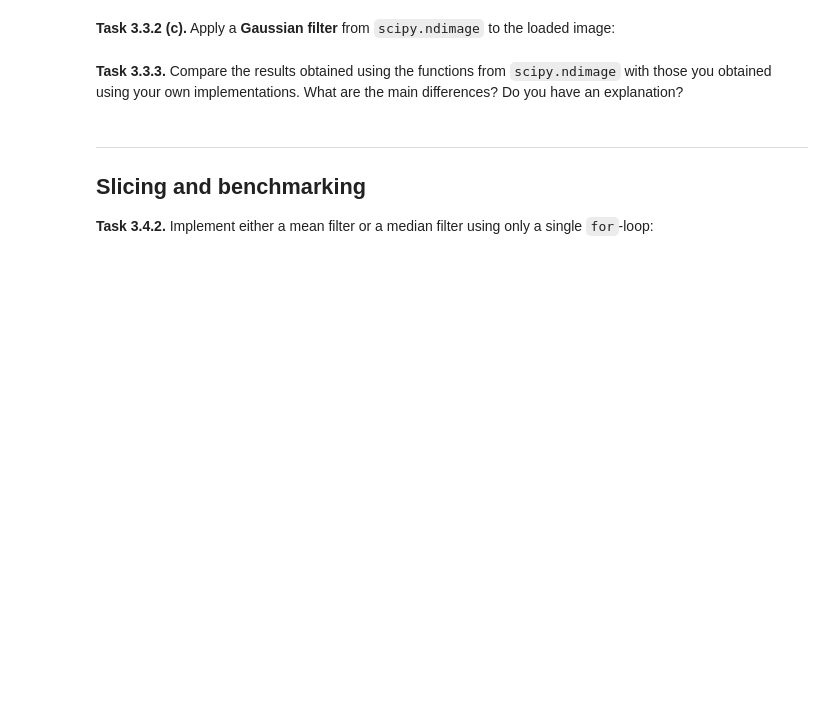
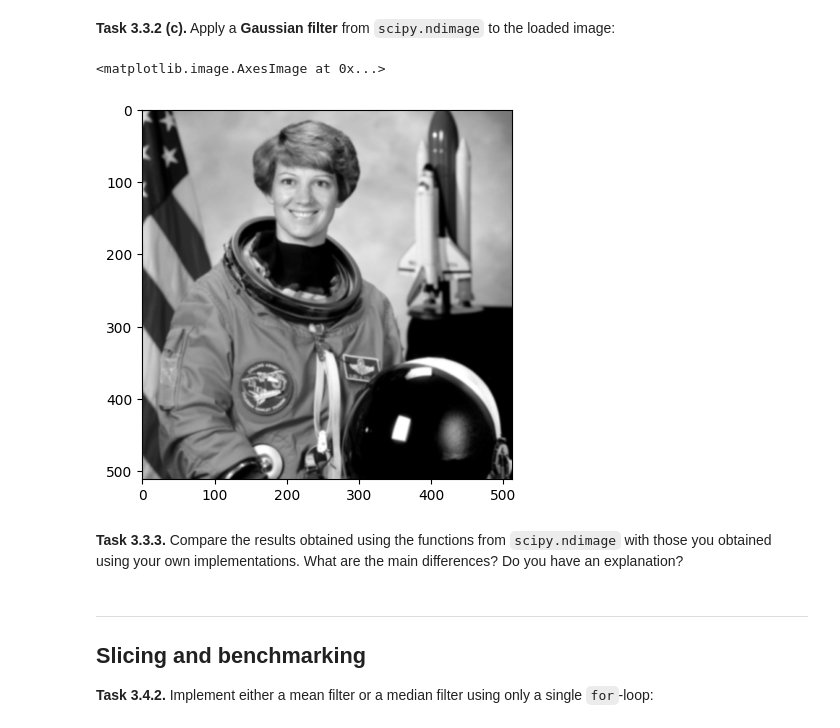
Before and after one commit to rMaximr/mobi-fs3-python, a Jupyter notebook: task3.ipynb, the cells around one changed output. Drawn from its saved outputs; the diff is of its cells as text; code cells hidden in the pictures; blank space fills up the shorter version.

```diff
--- a/task3.ipynb
+++ b/task3.ipynb
@@ -104,5 +117,10 @@ assert numpy.allclose(img2, img3, atol = 1/255)
 # %% [markdown]
 **<a id="#">Task 3.3.2 (c).</a>** Apply a **Gaussian filter** from `scipy.ndimage` to the loaded image:
+# %%
+plt.imshow(scipy.ndimage.gaussian_filter(img, 1), 'gray')
+# %% [output]
+<matplotlib.image.AxesImage at 0x...>
+[figure, added]
 # %% [markdown]
 **<a id="#">Task 3.3.3.</a>** Compare the results obtained using the functions from `scipy.ndimage` with those you obtained using your own implementations. What are the main differences? Do you have an explanation?
 # %% [markdown]
```
Also changed, not shown: parts of 3 cells of this notebook.
